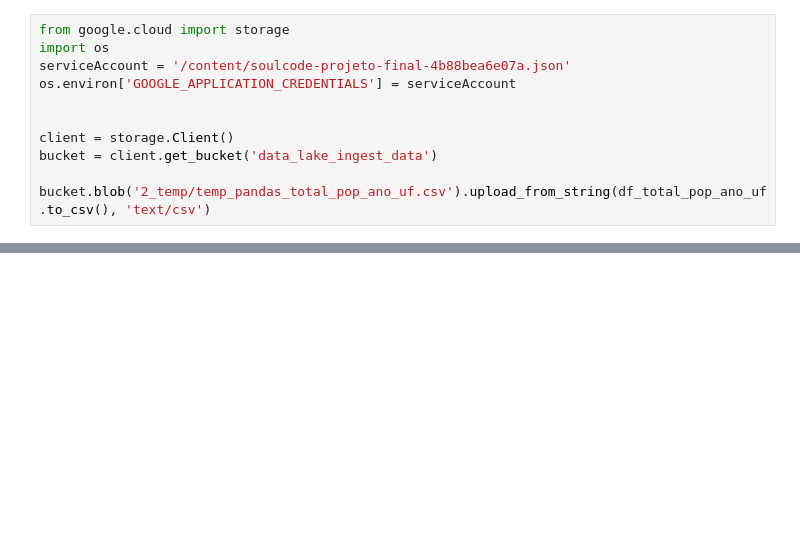
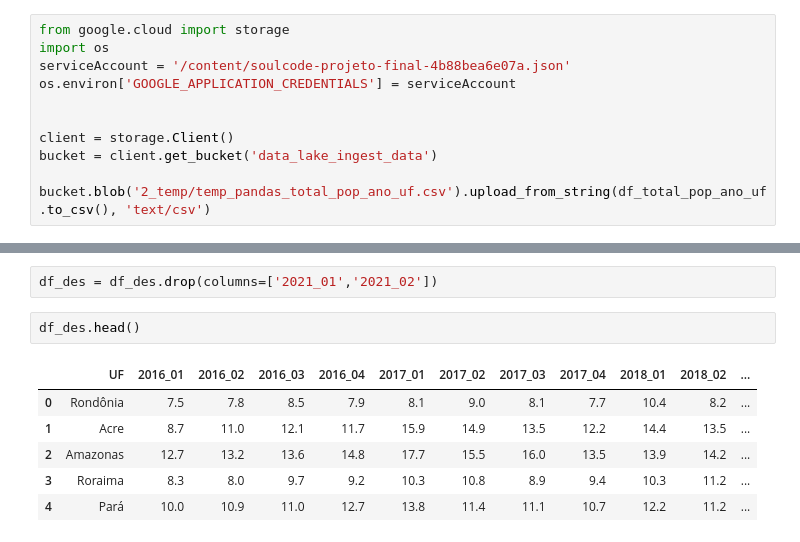
Before and after one commit to marimoreiraa/ProjetoFinal, a Jupyter notebook: 1_Pandas.ipynb, the cells around one changed output, grey strips where cells are left out. Cells and saved outputs as stored; diff of their text form; blank space fills up the shorter version.

```diff
--- a/1_Pandas.ipynb
+++ b/1_Pandas.ipynb
@@ -1859,0 +1928,11 @@ bucket.blob('2_temp/temp_pandas_total_pop_ano_uf.csv').upload_from_string(df_tot
+# %%
+df_des = df_des.drop(columns=['2021_01','2021_02'])
+# %%
+df_des.head()
+# %% [output]
+|  | UF | 2016_01 | 2016_02 | 2016_03 | 2016_04 | 2017_01 | 2017_02 | 2017_03 | 2017_04 | 2018_01 | 2018_02 | ... |
+| 0 | Rondônia | 7.5 | 7.8 | 8.5 | 7.9 | 8.1 | 9.0 | 8.1 | 7.7 | 10.4 | 8.2 | ... |
+| 1 | Acre | 8.7 | 11.0 | 12.1 | 11.7 | 15.9 | 14.9 | 13.5 | 12.2 | 14.4 | 13.5 | ... |
+| 2 | Amazonas | 12.7 | 13.2 | 13.6 | 14.8 | 17.7 | 15.5 | 16.0 | 13.5 | 13.9 | 14.2 | ... |
+| 3 | Roraima | 8.3 | 8.0 | 9.7 | 9.2 | 10.3 | 10.8 | 8.9 | 9.4 | 10.3 | 11.2 | ... |
+| 4 | Pará | 10.0 | 10.9 | 11.0 | 12.7 | 13.8 | 11.4 | 11.1 | 10.7 | 12.2 | 11.2 | ... |
```
Also changed, not shown: parts of 18 cells of this notebook.
